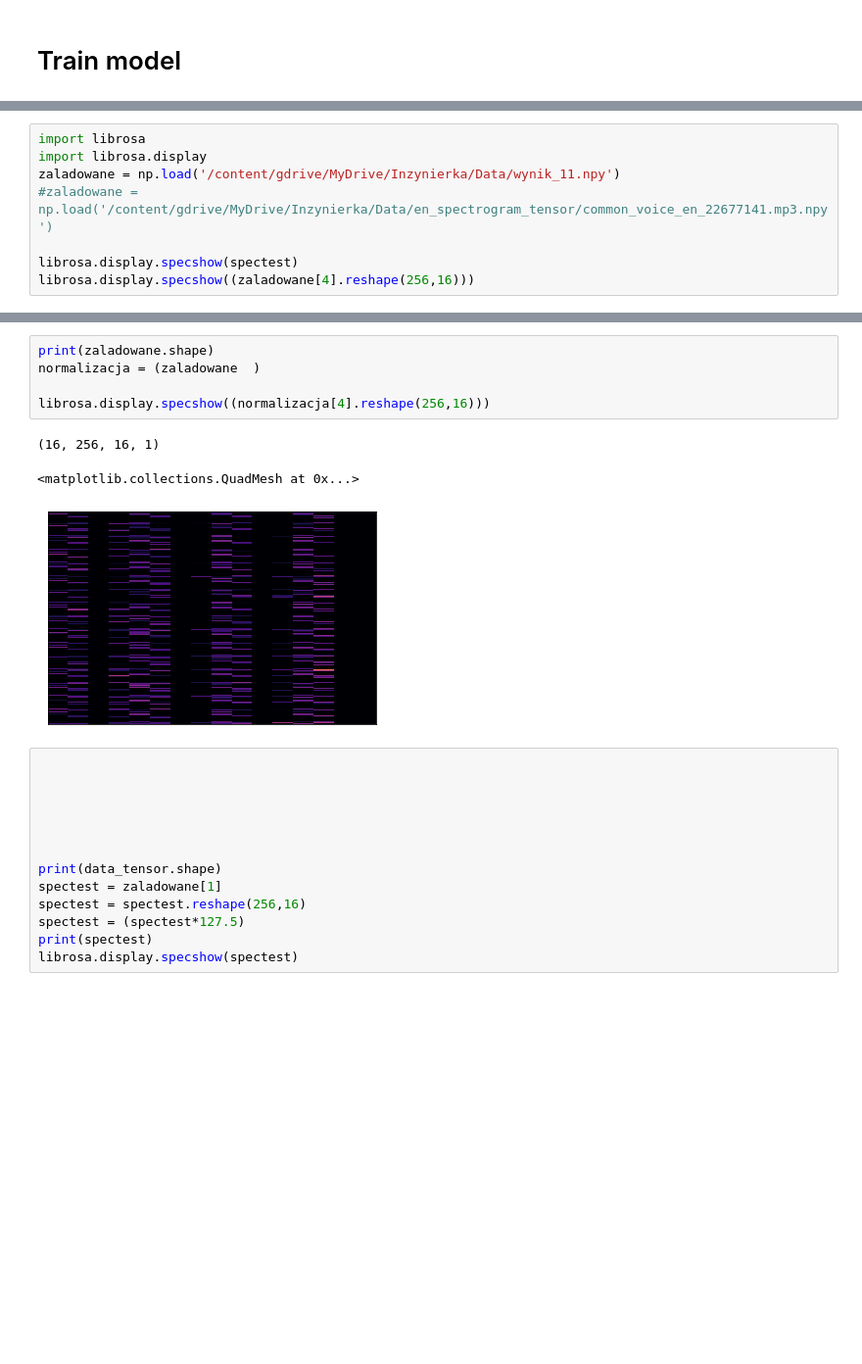
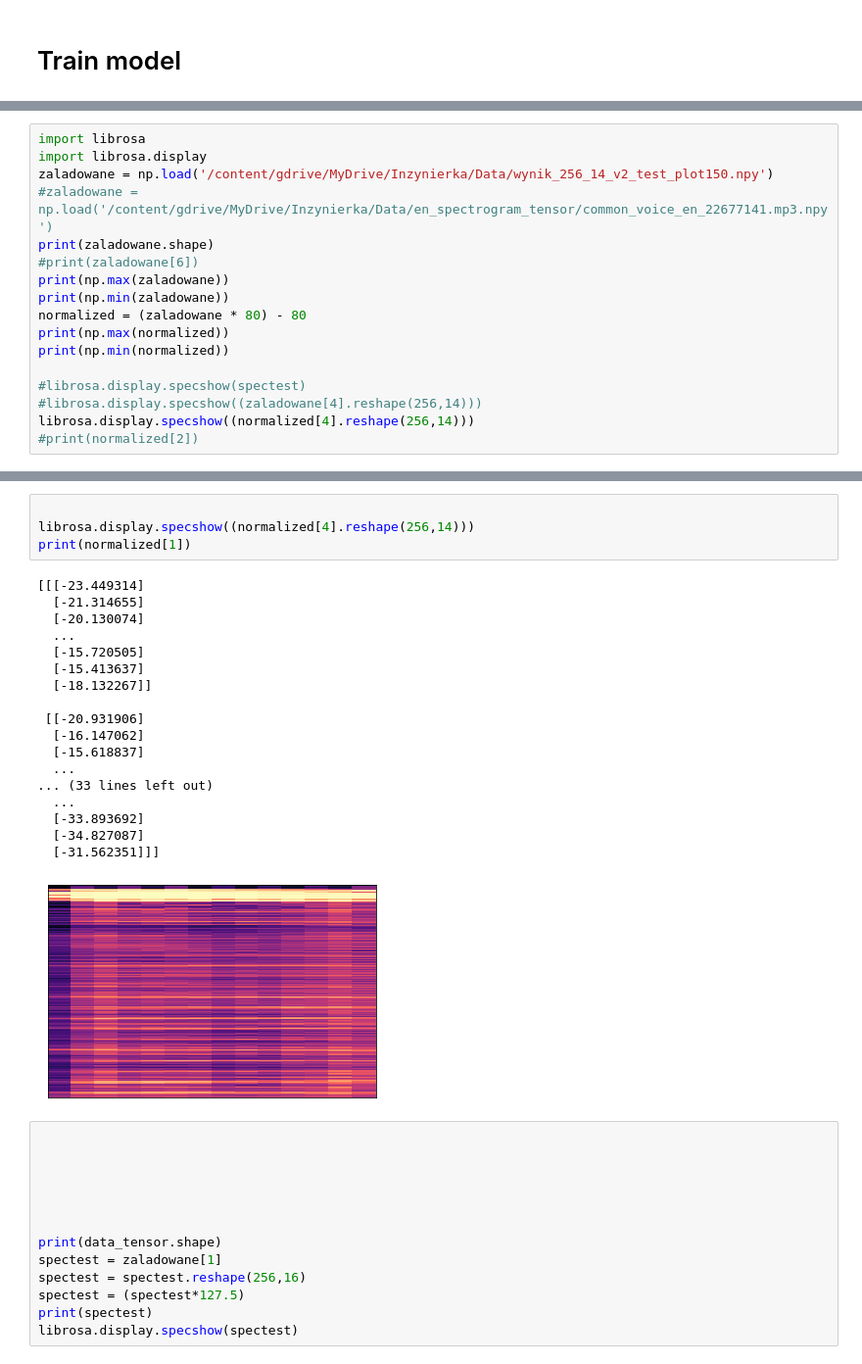
Before and after one commit to MrCogito/Spectrogram-Generator, a Jupyter notebook: Model.ipynb, the cells around one changed output, grey strips where cells are left out. Shown at 98% size. Saved outputs shown, nothing was run; the diff lists cells and outputs as text; blank space fills up the shorter version.

Commit message:
working v1 model with plots and checkpoints

```diff
--- a/Model.ipynb
+++ b/Model.ipynb
@@ -279,9 +347,18 @@ generate_and_save_images(generator, 60, seed)
 # %%
 import librosa
 import librosa.display
-zaladowane = np.load('/content/gdrive/MyDrive/Inzynierka/Data/wynik_11.npy')
+zaladowane = np.load('/content/gdrive/MyDrive/Inzynierka/Data/wynik_256_14_v2_test_plot150.npy')
 #zaladowane = np.load('/content/gdrive/MyDrive/Inzynierka/Data/en_spectrogram_tensor/common_voice_en_22677141.mp3.npy')
+print(zaladowane.shape)
+#print(zaladowane[6])
+print(np.max(zaladowane))
+print(np.min(zaladowane))
+normalized = (zaladowane * 80) - 80
+print(np.max(normalized))
+print(np.min(normalized))
 
-librosa.display.specshow(spectest)
-librosa.display.specshow((zaladowane[4].reshape(256,16)))
+#librosa.display.specshow(spectest)
+#librosa.display.specshow((zaladowane[4].reshape(256,14)))
+librosa.display.specshow((normalized[4].reshape(256,14)))
+#print(normalized[2])
 # %% [output]
@@ -290,12 +372,26 @@ librosa.display.specshow((zaladowane[4].reshape(256,16)))
 # %%
-print(zaladowane.shape)
-normalizacja = (zaladowane  )
 
-librosa.display.specshow((normalizacja[4].reshape(256,16)))
+librosa.display.specshow((normalized[4].reshape(256,14)))
+print(normalized[1])
 # %% [output]
-(16, 256, 16, 1)
+[[[-23.449314]
+  [-21.314655]
+  [-20.130074]
+  ...
+  [-15.720505]
+  [-15.413637]
+  [-18.132267]]
+
+ [[-20.931906]
+  [-16.147062]
+  [-15.618837]
+  ...
+... (33 lines left out)
+  ...
+  [-33.893692]
+  [-34.827087]
+  [-31.562351]]]
-<matplotlib.collections.QuadMesh at 0x...>
-[figure, old version]
+[figure, new version]
 # %%
 
 
```
Also changed, not shown: parts of 22 cells of this notebook.
